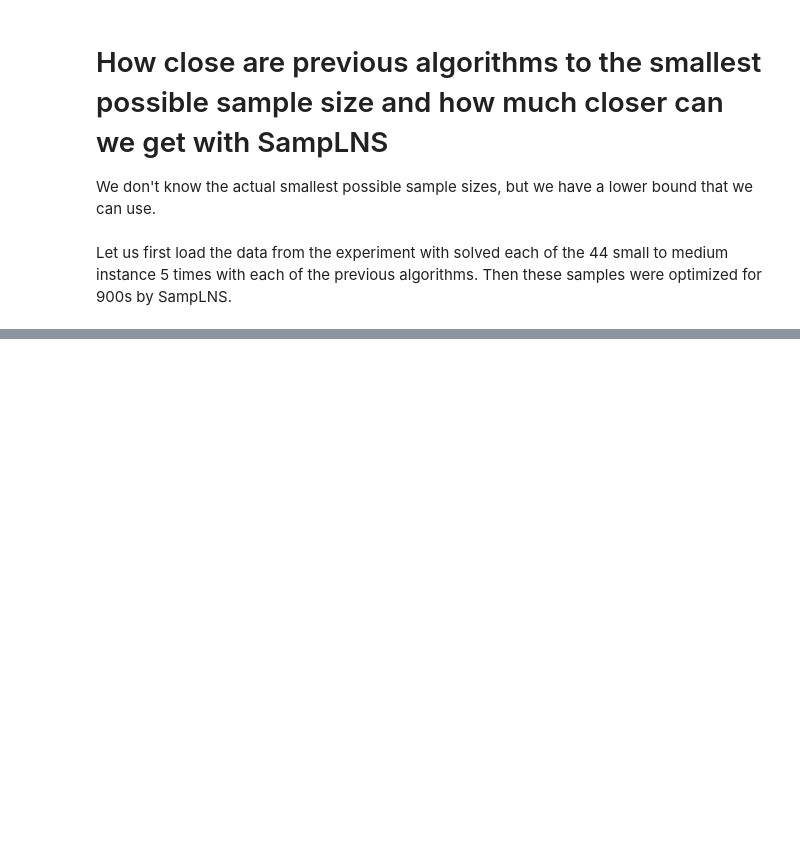
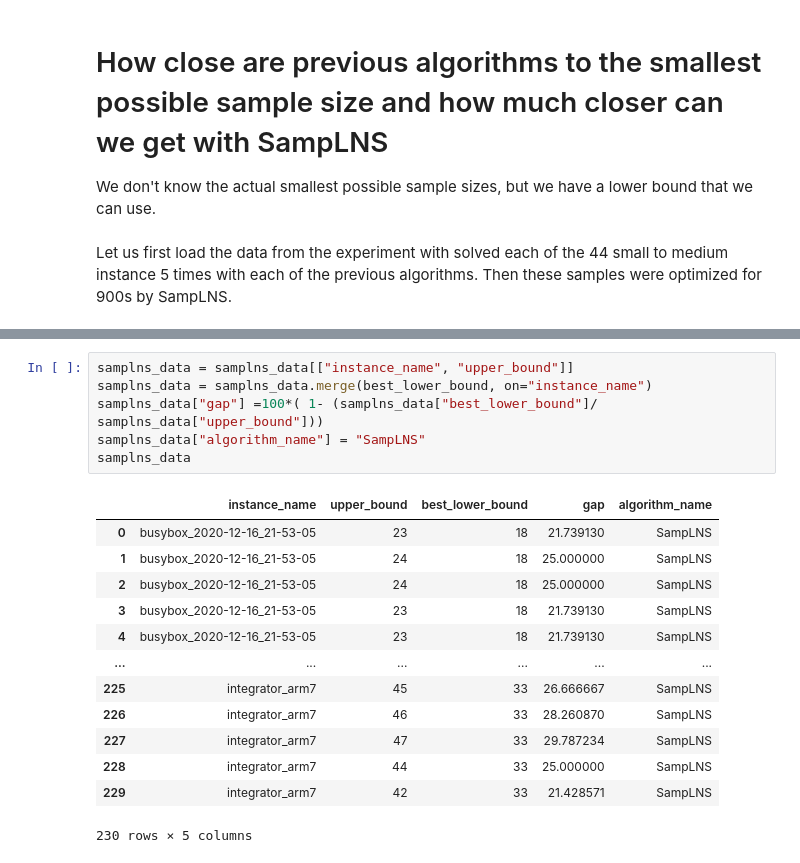
Before and after one commit to tubs-alg/SampLNS, a Jupyter notebook: evaluation/04_based_on_yasa/07_lower_bound_gap.ipynb, the cells around one changed output, grey strips where cells are left out. Saved outputs shown, nothing was run; the diff lists cells and outputs as text; blank space fills up the shorter version.

```diff
--- a/evaluation/04_based_on_yasa/07_lower_bound_gap.ipynb
+++ b/evaluation/04_based_on_yasa/07_lower_bound_gap.ipynb
@@ -218,0 +33,20 @@ t_.reset_index().groupby(["baseline_alg", "SampLNS"])[["c"]].sum()
+# %%
+samplns_data = samplns_data[["instance_name", "upper_bound"]]
+samplns_data = samplns_data.merge(best_lower_bound, on="instance_name")
+samplns_data["gap"] =100*( 1- (samplns_data["best_lower_bound"]/ samplns_data["upper_bound"]))
+samplns_data["algorithm_name"] = "SampLNS"
+samplns_data
+# %% [output]
+|  | instance_name | upper_bound | best_lower_bound | gap | algorithm_name |
+| 0 | busybox_2020-12-16_21-53-05 | 23 | 18 | 21.739130 | SampLNS |
+| 1 | busybox_2020-12-16_21-53-05 | 24 | 18 | 25.000000 | SampLNS |
+| 2 | busybox_2020-12-16_21-53-05 | 24 | 18 | 25.000000 | SampLNS |
+| 3 | busybox_2020-12-16_21-53-05 | 23 | 18 | 21.739130 | SampLNS |
+| 4 | busybox_2020-12-16_21-53-05 | 23 | 18 | 21.739130 | SampLNS |
+| ... | ... | ... | ... | ... | ... |
+| 225 | integrator_arm7 | 45 | 33 | 26.666667 | SampLNS |
+| 226 | integrator_arm7 | 46 | 33 | 28.260870 | SampLNS |
+| 227 | integrator_arm7 | 47 | 33 | 29.787234 | SampLNS |
+| 228 | integrator_arm7 | 44 | 33 | 25.000000 | SampLNS |
+| 229 | integrator_arm7 | 42 | 33 | 21.428571 | SampLNS |
+230 rows × 5 columns
```
Also changed, not shown: parts of 17 cells of this notebook, 7 other files.
